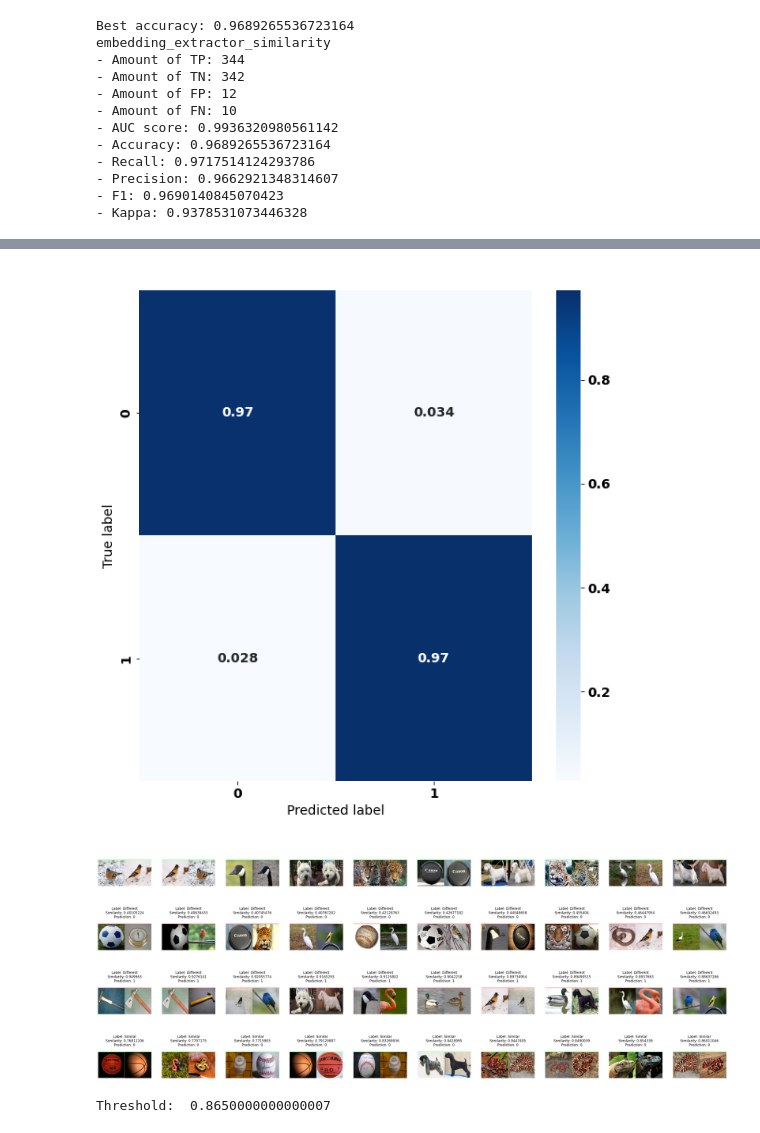
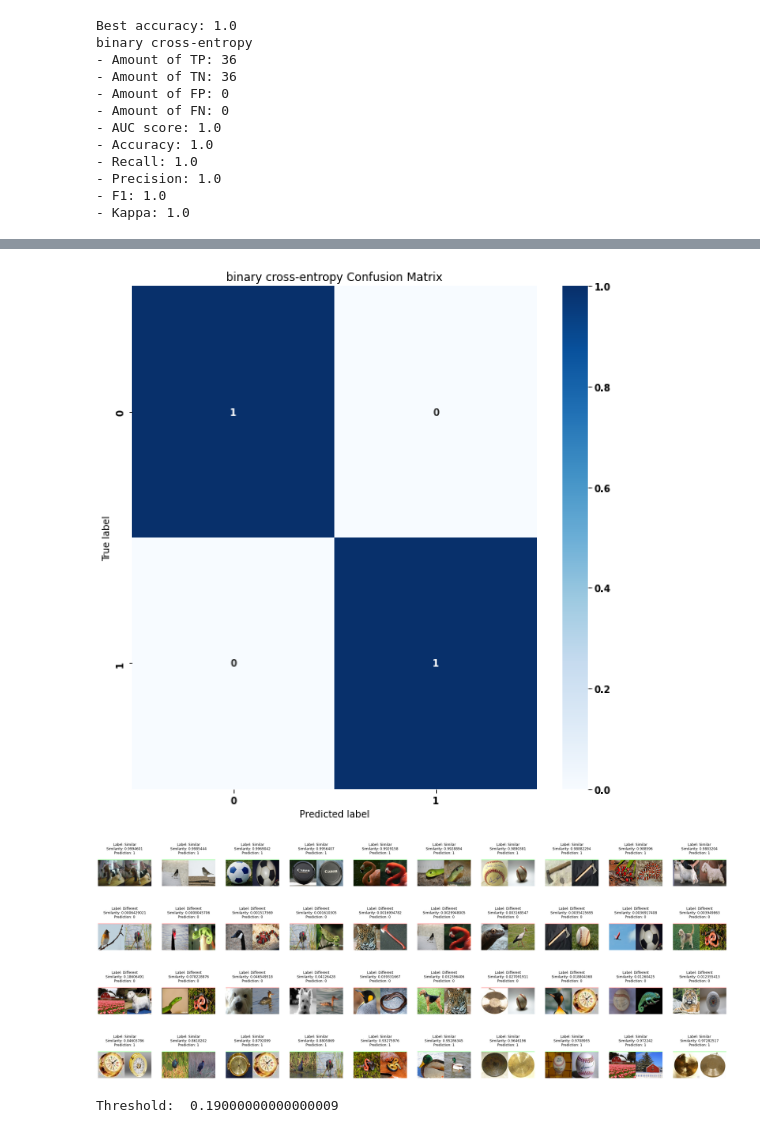
Before and after one commit to Svendpai/semantic-image-similarity, a Jupyter notebook: deep-learning/models/binary_cross_entropy_loss_embedding_extractor/test_loss_binary_cross_entropy.ipynb, the cells around one changed output, grey strips where cells are left out. Drawn from its saved outputs; the diff is of its cells as text; code cells hidden in the pictures.

```diff
--- a/deep-learning/models/binary_cross_entropy_loss_embedding_extractor/test_loss_binary_cross_entropy.ipynb
+++ b/deep-learning/models/binary_cross_entropy_loss_embedding_extractor/test_loss_binary_cross_entropy.ipynb
@@ -34,15 +56,15 @@ Prediction time: 0.08 seconds
 # %%
-util.evaluate(data=data, labels=labels, similarity=similarity, name="binary cross-entropy")
+util.evaluate(data=data_test, labels=labels_test, similarity=similarity, name="binary cross-entropy")
 # %% [output]
-Best accuracy: 0.9689265536723164
-embedding_extractor_similarity
-- Amount of TP: 344
-- Amount of TN: 342
-- Amount of FP: 12
-- Amount of FN: 10
-- AUC score: 0.9936320980561142
-- Accuracy: 0.9689265536723164
-- Recall: 0.9717514124293786
-- Precision: 0.9662921348314607
-- F1: 0.9690140845070423
-- Kappa: 0.9378531073446328
+Best accuracy: 1.0
+binary cross-entropy
+- Amount of TP: 36
+- Amount of TN: 36
+- Amount of FP: 0
+- Amount of FN: 0
+- AUC score: 1.0
+- Accuracy: 1.0
+- Recall: 1.0
+- Precision: 1.0
+- F1: 1.0
+- Kappa: 1.0
@@ -50,6 +72,6 @@ embedding_extractor_similarity
-[figure, old version]
+[figure, new version]
-[figure, old version]
+[figure, new version]
-[figure, old version]
+[figure, new version]
-[figure, old version]
+[figure, new version]
-[figure, old version]
+[figure, new version]
-Threshold:  0.8650000000000007
+Threshold:  0.19000000000000009
```
Also changed, not shown: parts of 5 cells of this notebook, 12 other files.
